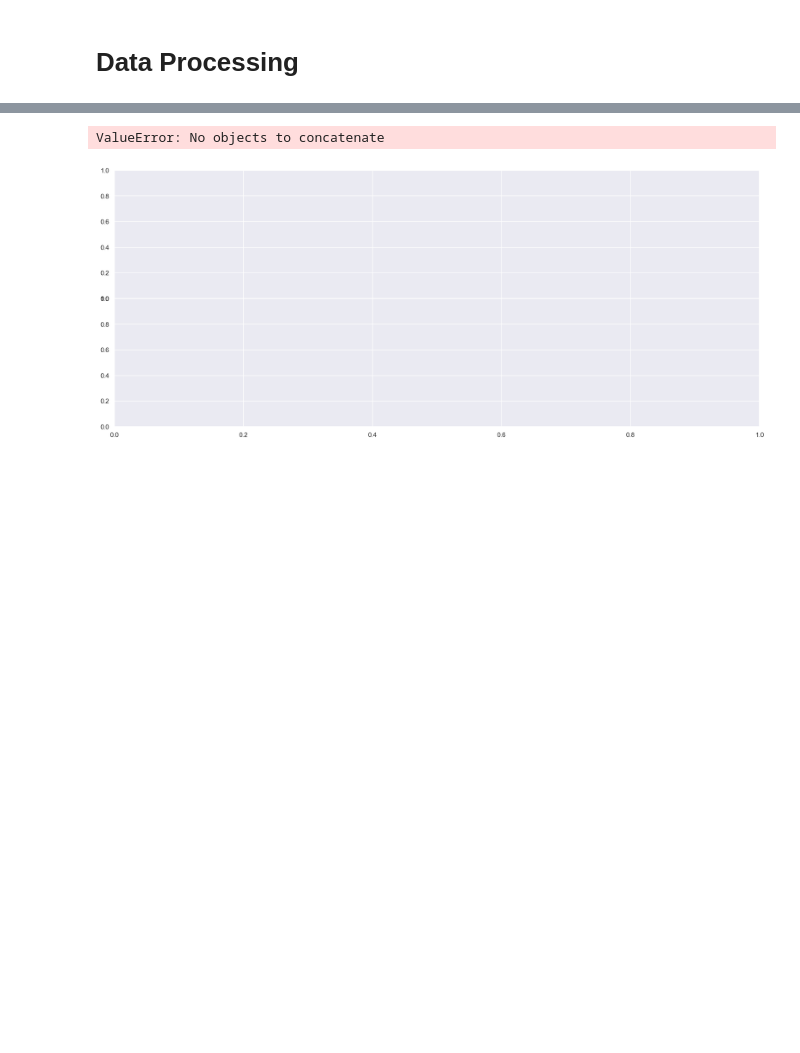
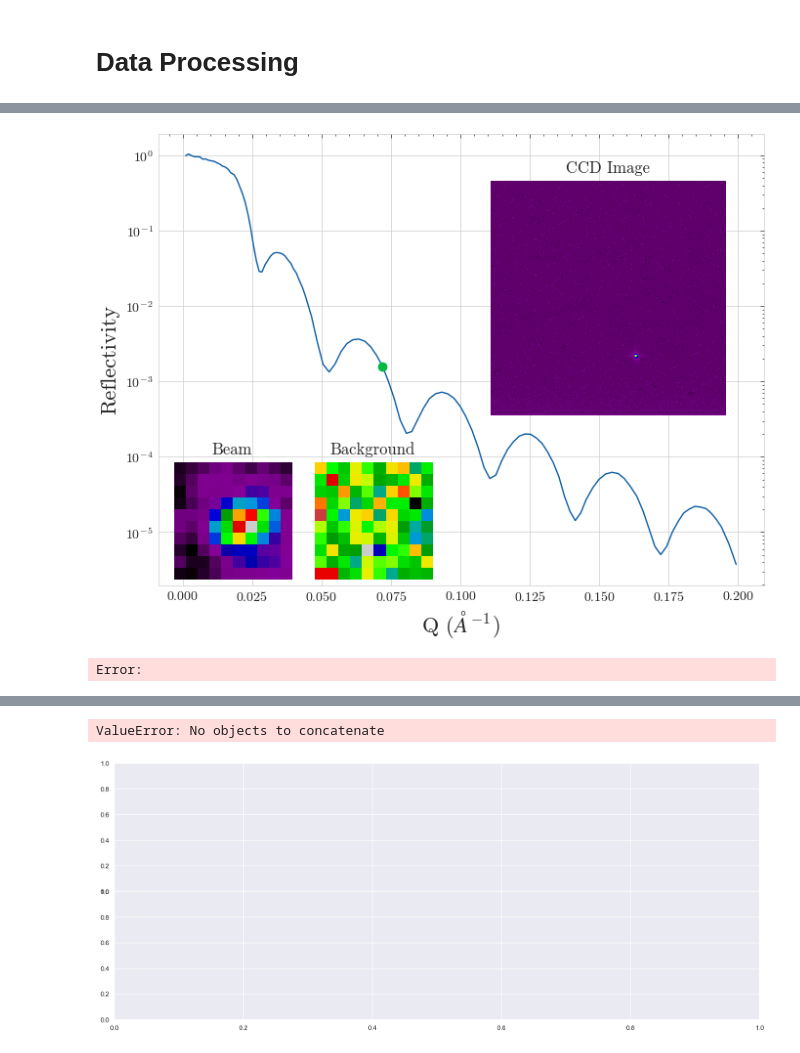
Before and after one commit to WSU-Carbon-Lab/pyref, a Jupyter notebook: docs/NovBeamTime.ipynb, the cells around one changed output, grey strips where cells are left out. Cells and saved outputs as stored; diff of their text form; code cells hidden in the pictures; blank space fills up the shorter version.

```diff
--- a/docs/NovBeamTime.ipynb
+++ b/docs/NovBeamTime.ipynb
@@ -43,0 +57,32 @@ xrr_2.to_csv()
+# %%
+def show_image(i):
+    fig, ax = plt.subplots(figsize=(8, 6))
+    ax.plot(xrr_1.refl.Q, xrr_1.refl.Refl, label="250 eV")
+    ax.set_xlabel("Q ($\AA^{-1}$)", fontsize=16)
+    ax.set_ylabel("Reflectivity", fontsize=16)
+    ax.set_yscale("log")
+    ax.plot(xrr_1.refl.Q.iloc[i], xrr_1.refl.Refl.iloc[i], "o")
+    # Add an inset with the image of the reflectivity
+    ax_inset = fig.add_axes([0.5, 0.4, 0.4, 0.4])
+    ax_inset.imshow(xrr_1.images["Images"].iloc[i], cmap="nipy_spectral")
+    ax_inset.axis("off")
+    ax_inset.set_title("CCD Image", fontsize=12)
+    # Add a second inset axis that zooms into the beamspot and the dark spot
+    ax_inset2 = fig.add_axes([0.12, 0.12, 0.2, 0.2])
+    ax_inset2.imshow(xrr_1.images["Beam"].iloc[i], cmap="nipy_spectral")
+    ax_inset2.axis("off")
+    ax_inset2.set_title("Beam", fontsize=12)
+
+
+    ax_inset3 = fig.add_axes([0.3, 0.12, 0.2, 0.2])
+    ax_inset3.imshow(xrr_1.images["Dark"].iloc[i], cmap="nipy_spectral")
+    ax_inset3.axis("off")
+    ax_inset3.set_title("Background", fontsize=12)
+
+    fig.savefig("ZnPc_250eV_show.svg", dpi=300, bbox_inches="tight", edgecolor="white", facecolor="white")
+    plt.show()
+
+show_image(55)
+# %% [output]
+[figure, added]
+Error:
```
Also changed, not shown: parts of 7 cells of this notebook, 22 other files.
